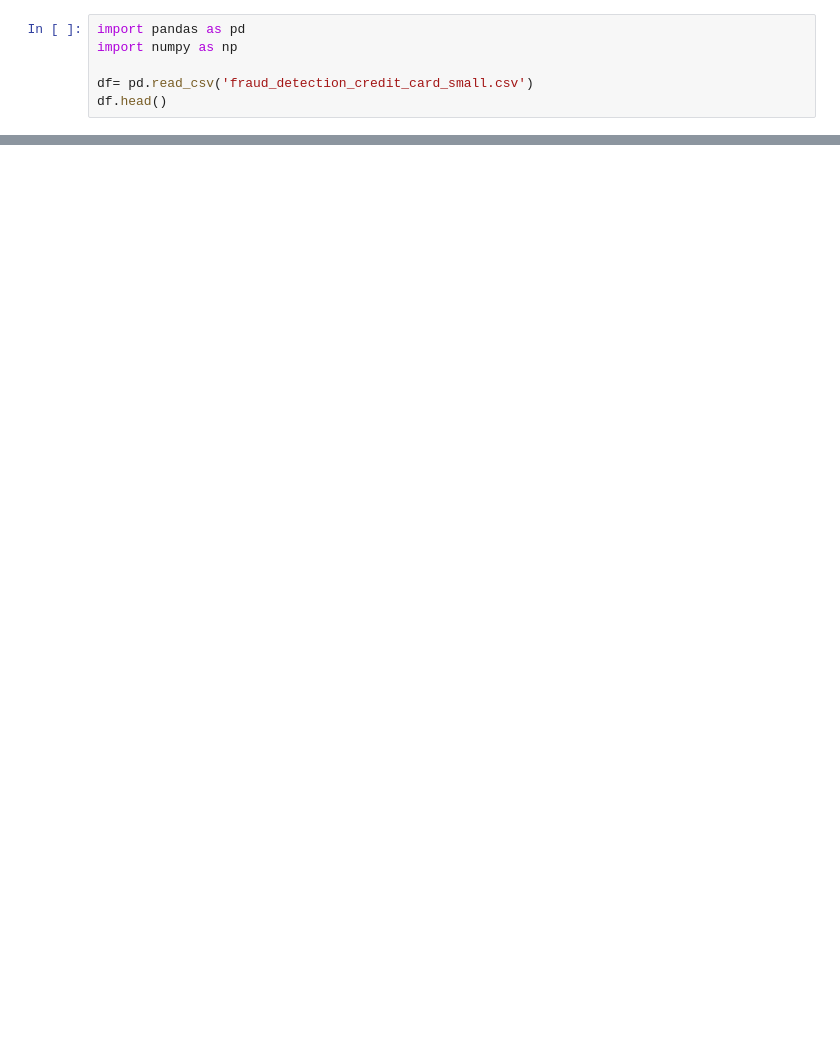
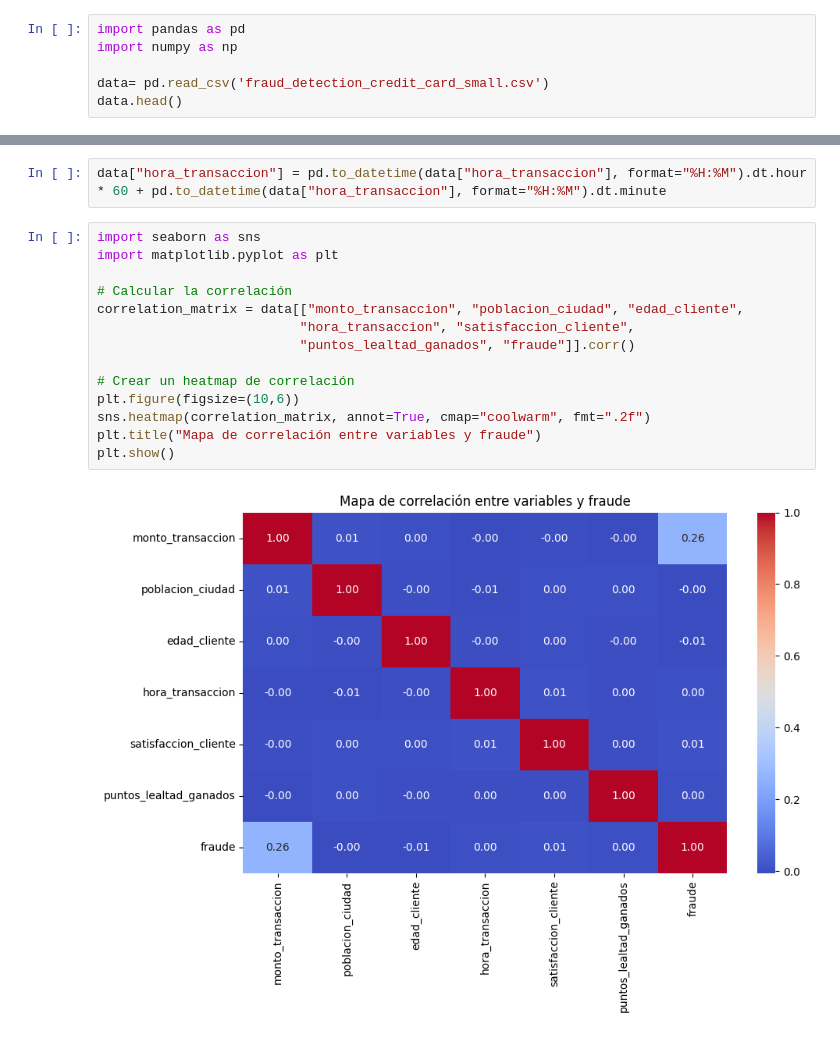
Before and after one commit to Yosef465/Detecci-n-Fraudes, a Jupyter notebook: Untitled.ipynb, the cells around one changed output, grey strips where cells are left out. Drawn from its saved outputs; the diff is of its cells as text; blank space fills up the shorter version.

```diff
--- a/Untitled.ipynb
+++ b/Untitled.ipynb
@@ -2,6 +2,6 @@
 import pandas as pd
 import numpy as np
 
-df= pd.read_csv('fraud_detection_credit_card_small.csv')
-df.head()
+data= pd.read_csv('fraud_detection_credit_card_small.csv')
+data.head()
 # %% [output]
@@ -8,0 +134,18 @@ ModuleNotFoundError: No module named 'pandas'
+# %%
+data["hora_transaccion"] = pd.to_datetime(data["hora_transaccion"], format="%H:%M").dt.hour * 60 + pd.to_datetime(data["hora_transaccion"], format="%H:%M").dt.minute
+# %%
+import seaborn as sns
+import matplotlib.pyplot as plt
+
+# Calcular la correlación
+correlation_matrix = data[["monto_transaccion", "poblacion_ciudad", "edad_cliente",
+                          "hora_transaccion", "satisfaccion_cliente",
+                          "puntos_lealtad_ganados", "fraude"]].corr()
+
+# Crear un heatmap de correlación
+plt.figure(figsize=(10,6))
+sns.heatmap(correlation_matrix, annot=True, cmap="coolwarm", fmt=".2f")
+plt.title("Mapa de correlación entre variables y fraude")
+plt.show()
+# %% [output]
+[figure, added]
```
Also changed, not shown: parts of 7 cells of this notebook.
